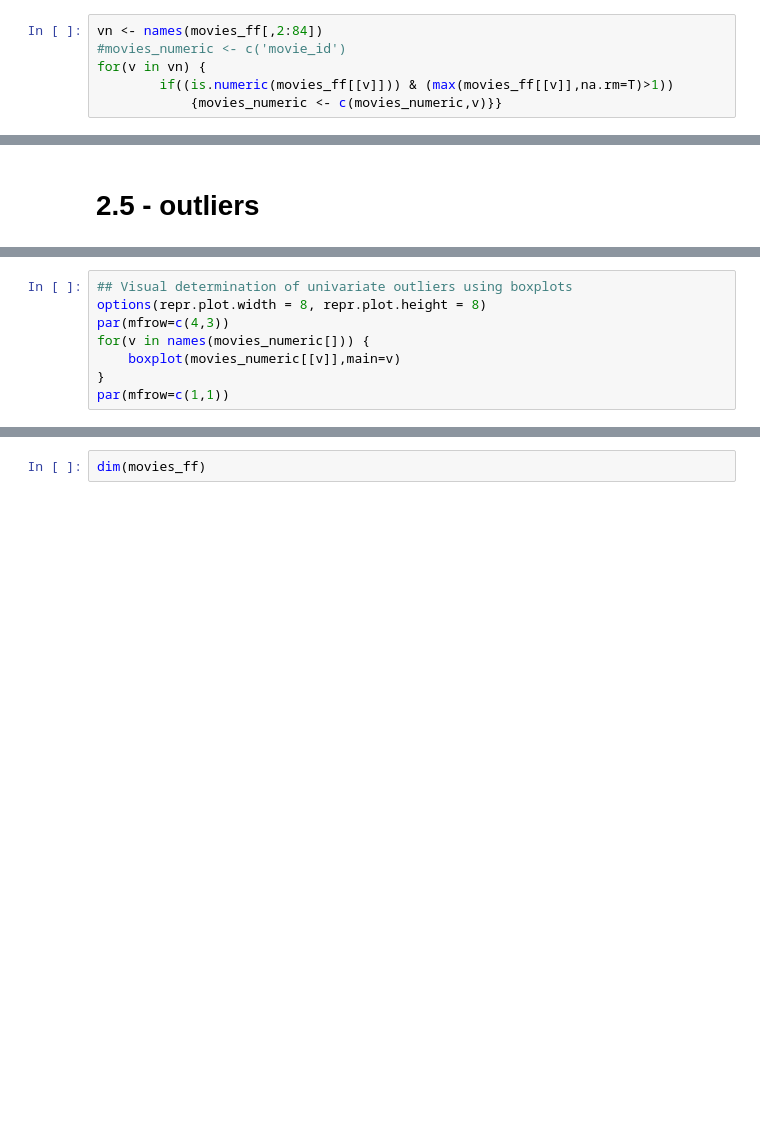
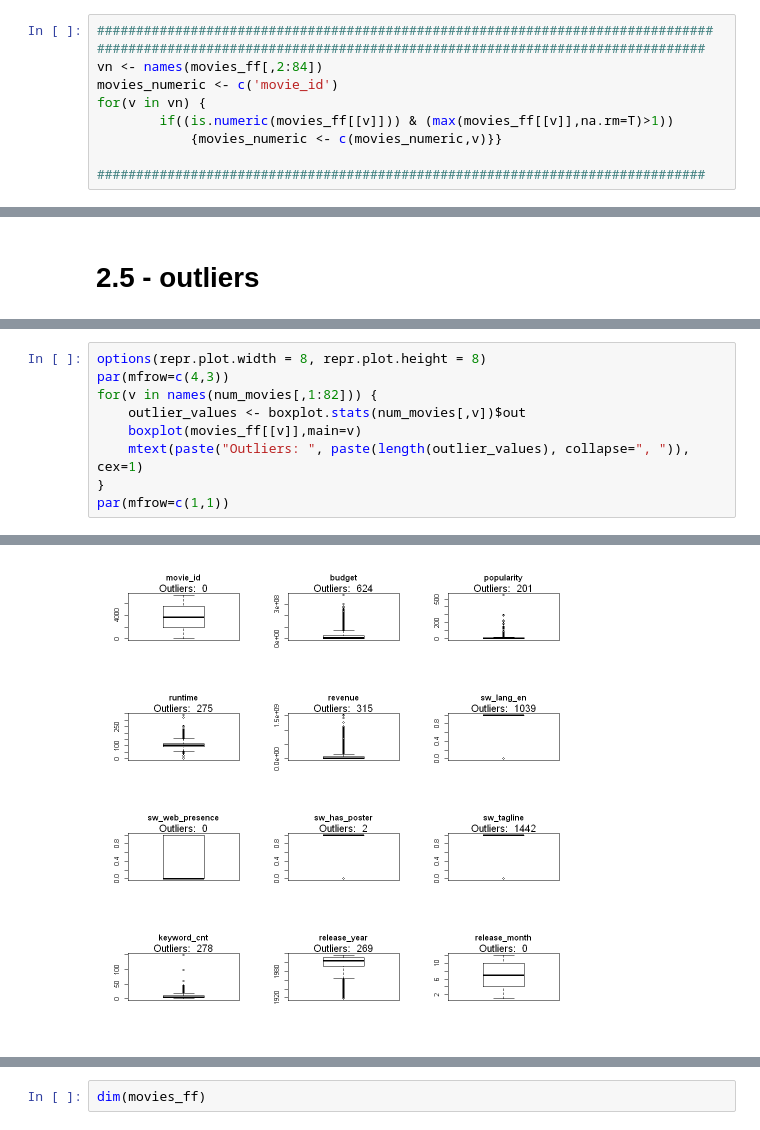
Before and after one commit to michshnd/DataScience, a Jupyter notebook: stats/Exploratory Data Analysis- Movies DB homework.ipynb, the cells around one changed output, grey strips where cells are left out. Saved outputs shown, nothing was run; the diff lists cells and outputs as text; blank space fills up the shorter version.

```diff
--- a/stats/Exploratory Data Analysis- Movies DB homework.ipynb
+++ b/stats/Exploratory Data Analysis- Movies DB homework.ipynb
@@ -93,8 +75,12 @@ save(movies_ff,file="C:/Users/michs/Documents/DataScience/data/BoxOffice_ff.RDat
 # %%
 load("C:/Users/michs/Documents/DataScience/data/BoxOffice_ff.RData")
 # %%
+###############################################################################
+##############################################################################
 vn <- names(movies_ff[,2:84])
-#movies_numeric <- c('movie_id')
+movies_numeric <- c('movie_id')
 for(v in vn) {
         if((is.numeric(movies_ff[[v]])) & (max(movies_ff[[v]],na.rm=T)>1))
             {movies_numeric <- c(movies_numeric,v)}}
+
+##############################################################################
@@ -515,8 +542,10 @@ head(outlierMatrix(movies_ff,threshold=2.0))
 # %%
-## Visual determination of univariate outliers using boxplots
 options(repr.plot.width = 8, repr.plot.height = 8)
 par(mfrow=c(4,3))
-for(v in names(movies_numeric[])) {
-    boxplot(movies_numeric[[v]],main=v)
+for(v in names(num_movies[,1:82])) {
+    outlier_values <- boxplot.stats(num_movies[,v])$out
+    boxplot(movies_ff[[v]],main=v)
+    mtext(paste("Outliers: ", paste(length(outlier_values), collapse=", ")), cex=1)
 }
 par(mfrow=c(1,1))
+# %% [output]
@@ -522,0 +556 @@ par(mfrow=c(1,1))
+[figure, added]
```
Also changed, not shown: parts of 29 cells of this notebook.
